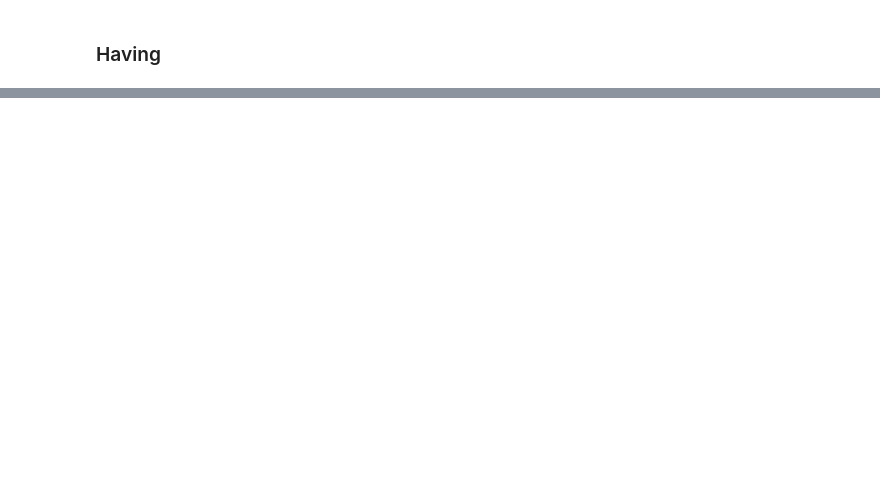
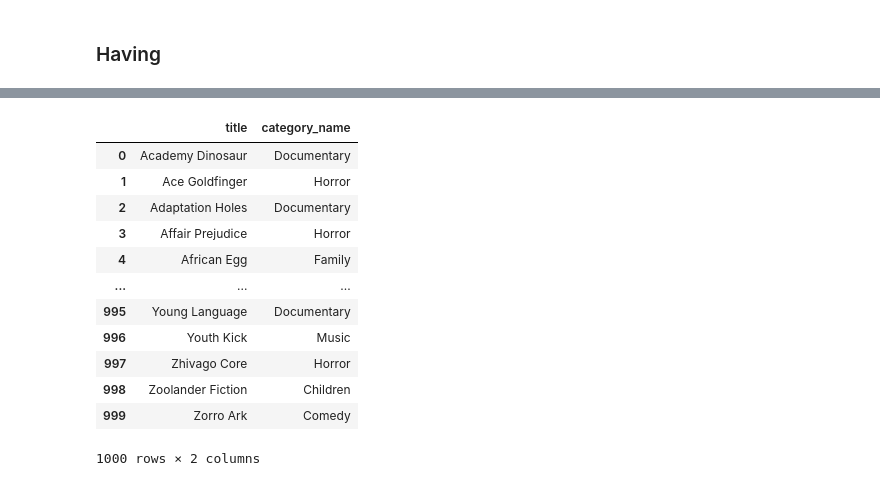
Before and after one commit to dnogaroli/DS-652, a Jupyter notebook: notebooks/aula 5.ipynb, the cells around one changed output, grey strips where cells are left out. Cells and saved outputs as stored; diff of their text form; code cells hidden in the pictures; blank space fills up the shorter version.

Commit message:
update aula 5 with postgres

```diff
--- a/notebooks/aula 5.ipynb
+++ b/notebooks/aula 5.ipynb
@@ -439,0 +621,54 @@ print(resultado)
+# %%
+import os
+import psycopg2
+import psycopg2.extras
+import sys
+import pandas as pd
+
+def connect_db():
+    db_url='lets-coders.cwwx6veimvvm.us-east-1.rds.amazonaws.com'
+    db_name='dvd'
+    db_user='postgres'
+    db_password='letscodeds652'
+
+    conn = psycopg2.connect(host=db_url, port = 5432, database=db_name, user=db_user, password=db_password)
+    return conn
+
+def execute_query(db, query_string):
+    # Create a cursor object
+    cur = db.cursor(cursor_factory=psycopg2.extras.DictCursor)
+
+    # A sample query of all data from the "vendors" table in the "suppliers" database
+    cur.execute(query_string)
+    return cur
+# %%
+query = '''
+select film.title, category.name as category_name from film
+left join film_category ON film.film_id = film_category.film_id
+left join category ON film_category.category_id = category.category_id
+'''
+
+db = connect_db()
+
+cur = execute_query(db, query)
+
+# print(cur.fetchall())
+
+df = pd.DataFrame(cur.fetchall(), columns=[res[0] for res in cur.description])
+cur.close()
+db.close()
+df
+# %% [output]
+|  | title | category_name |
+| 0 | Academy Dinosaur | Documentary |
+| 1 | Ace Goldfinger | Horror |
+| 2 | Adaptation Holes | Documentary |
+| 3 | Affair Prejudice | Horror |
+| 4 | African Egg | Family |
+| ... | ... | ... |
+| 995 | Young Language | Documentary |
+| 996 | Youth Kick | Music |
+| 997 | Zhivago Core | Horror |
+| 998 | Zoolander Fiction | Children |
+| 999 | Zorro Ark | Comedy |
+1000 rows × 2 columns
```
Also changed, not shown: parts of 34 cells of this notebook.
